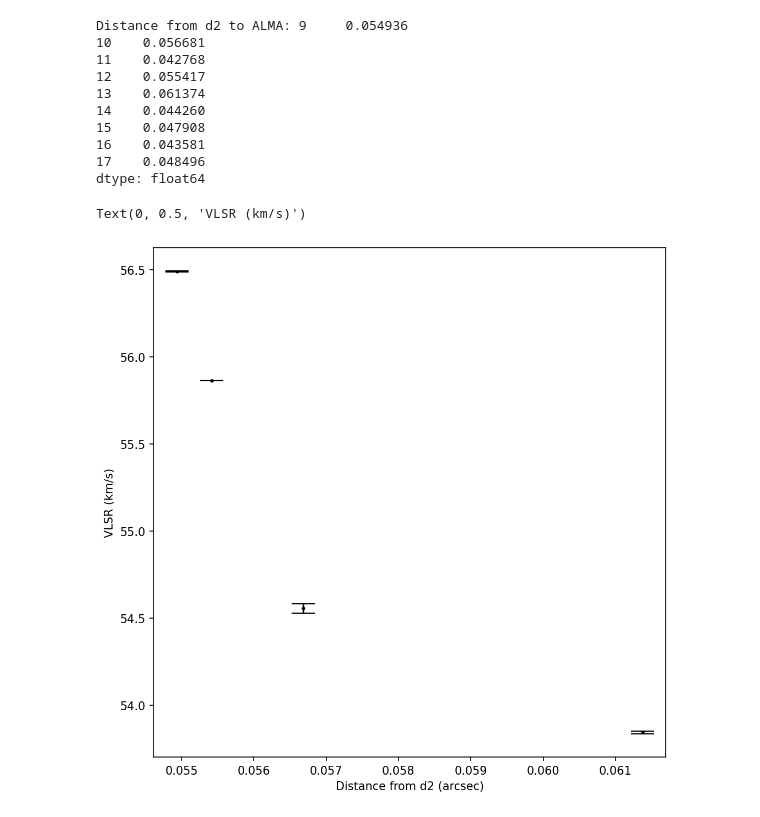
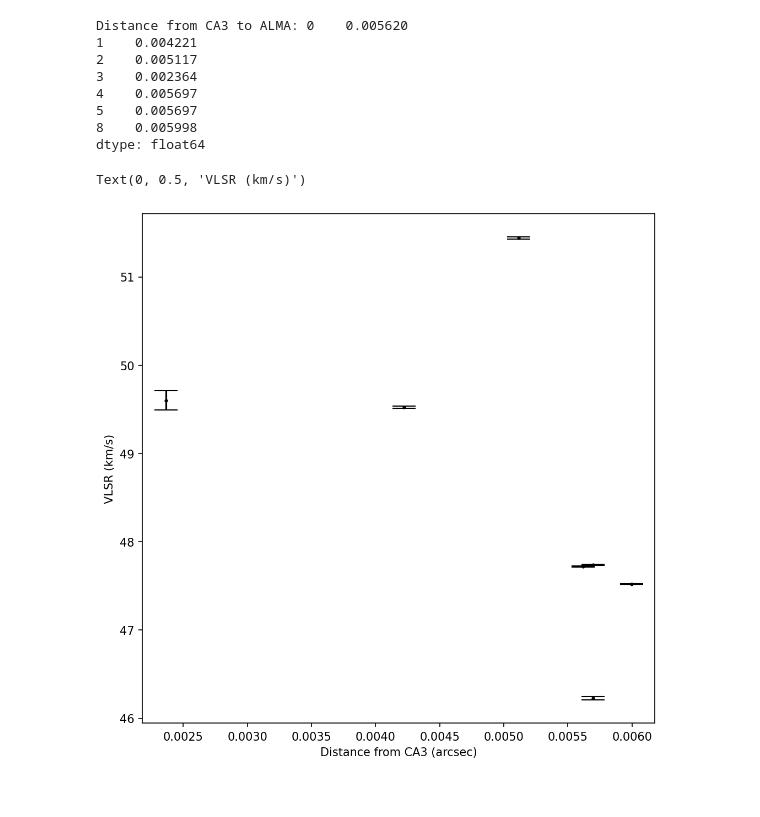
Before and after one commit to GalagaBits/W51-Masers-and-Starforming-Regions, a Jupyter notebook: notebooks/keplerian_curve_d2.ipynb, the cells around one changed output. Cells and saved outputs as stored; diff of their text form; code cells hidden in the pictures.

```diff
--- a/notebooks/keplerian_curve_d2.ipynb
+++ b/notebooks/keplerian_curve_d2.ipynb
@@ -9,29 +9,27 @@ sources = pd.read_csv('/Volumes/GalagaResearch/Developer/masers/W51/W51-Masers-a
 # %%
 #fig, ax = plt.subplots(figsize=(8, 8))
 
-d2_vlsr = masers[(masers['source'] == 'd2')]['vlsr_kms']
-d2_vlsr_err = masers[(masers['source'] == 'd2')]['vlsr_kms_err']
+CA3_vlsr = masers[(masers['source'] == 'CA3')]['vlsr_kms']
+CA3_vlsr_err = masers[(masers['source'] == 'CA3')]['vlsr_kms_err']
 
-d2_x = masers[(masers['source'] == 'd2')]['x_mean_sky']
-d2_y = masers[(masers['source'] == 'd2')]['y_mean_sky']
+CA3_x = masers[(masers['source'] == 'CA3')]['x_mean_sky']
+CA3_y = masers[(masers['source'] == 'CA3')]['y_mean_sky']
 
-d2_ALMA_x_sky = sources[((sources['source'] == 'd2') & (sources['freq'] == '90 GHz'))]['x_mean_sky']
-d2_ALMA_y_sky = sources[((sources['source'] == 'd2') & (sources['freq'] == '90 GHz'))]['y_mean_sky']
+CA3_ALMA_x_sky = sources[((sources['source'] == 'CA3') & (sources['freq'] == '90 GHz'))]['x_mean_sky']
+CA3_ALMA_y_sky = sources[((sources['source'] == 'CA3') & (sources['freq'] == '90 GHz'))]['y_mean_sky']
 
-delta_y = float(d2_ALMA_y_sky) - d2_y
-delta_x = float(d2_ALMA_x_sky) - d2_x
+delta_y = float(CA3_ALMA_y_sky) - CA3_y
+delta_x = float(CA3_ALMA_x_sky) - CA3_x
 
-distance_from_d2 = np.sqrt(delta_x**2 + delta_y**2) * u.deg.to(u.arcsec)
-print(f"Distance from d2 to ALMA: {distance_from_d2} ")
+distance_from_CA3 = np.sqrt(delta_x**2 + delta_y**2) * u.deg.to(u.arcsec)
+print(f"Distance from CA3 to ALMA: {distance_from_CA3} ")
 # %% [output]
-Distance from d2 to ALMA: 9     0.054936
-10    0.056681
-11    0.042768
-12    0.055417
-13    0.061374
-14    0.044260
-15    0.047908
-16    0.043581
-17    0.048496
+Distance from CA3 to ALMA: 0    0.005620
+1    0.004221
+2    0.005117
+3    0.002364
+4    0.005697
+5    0.005697
+8    0.005998
 dtype: float64
 # %%
@@ -41,9 +39,9 @@ dtype: float64
 # %%
 fig, ax = plt.subplots(figsize=(8, 8), dpi=150)
 
-ax.errorbar(distance_from_d2, d2_vlsr, yerr=d2_vlsr_err, marker='o', color='black',markersize=2, linestyle='none', capsize=10)
-ax.set_xlabel('Distance from d2 (arcsec)')
+ax.errorbar(distance_from_CA3, CA3_vlsr, yerr=CA3_vlsr_err, marker='o', color='black',markersize=2, linestyle='none', capsize=10)
+ax.set_xlabel('Distance from CA3 (arcsec)')
 ax.set_ylabel('VLSR (km/s)')
 # %% [output]
 Text(0, 0.5, 'VLSR (km/s)')
-[figure, old version]
+[figure, new version]
```
Also changed, not shown: parts of 1 cell of this notebook, 3 other files.
